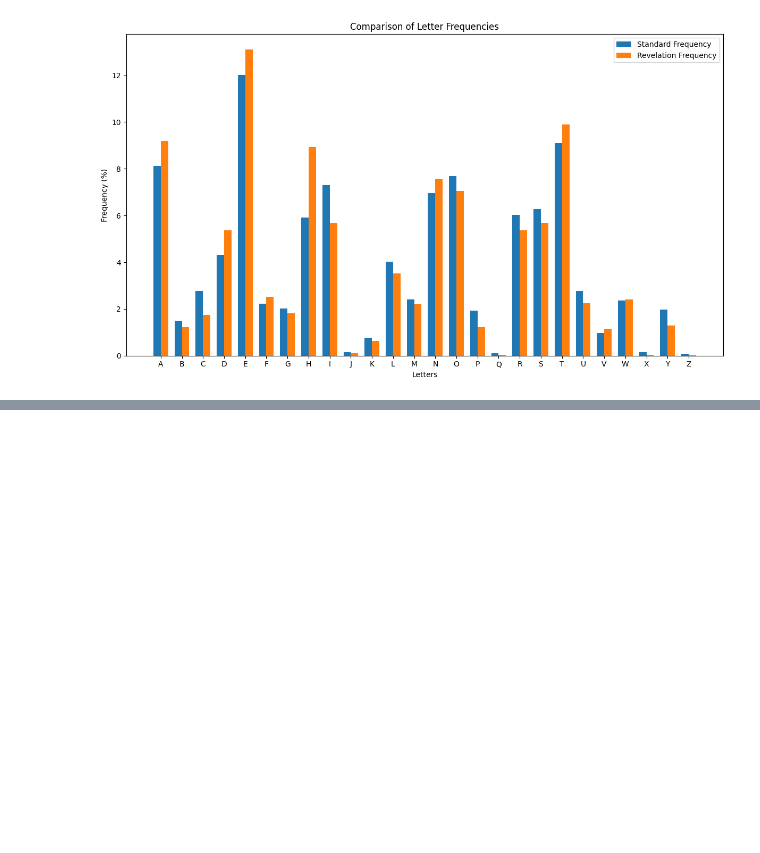
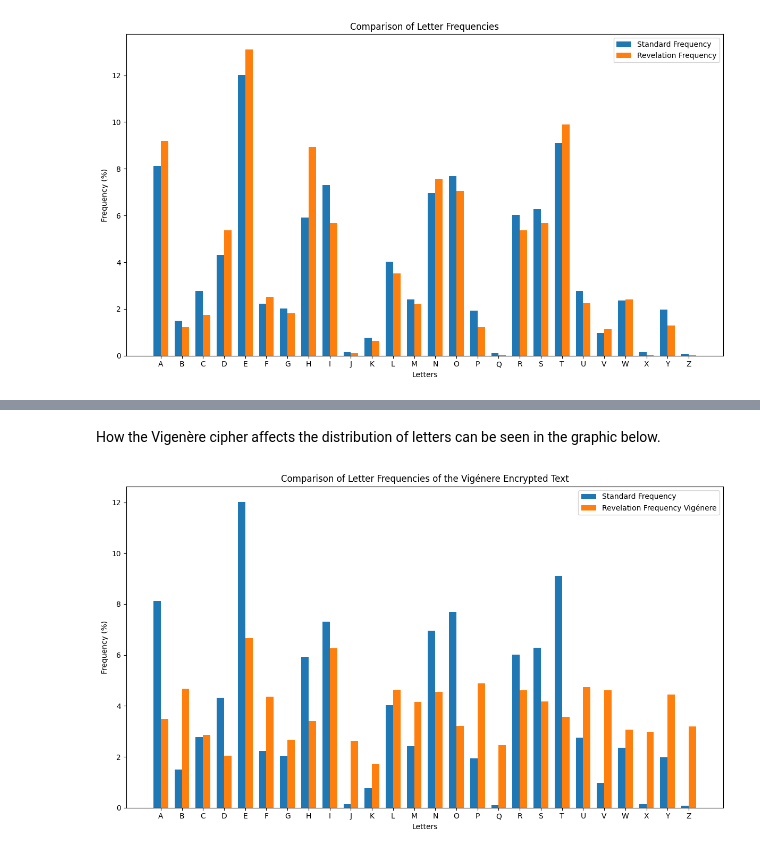
Before and after one commit to SkriptenMk/I_eW_24-28, a Jupyter notebook: files/lektionen_hs25/250917_vigenre/viginere.ipynb, the cells around one changed output, grey strips where cells are left out. Cells and saved outputs as stored; diff of their text form; code cells hidden in the pictures; blank space fills up the shorter version.

```diff
--- a/files/lektionen_hs25/250917_vigenre/viginere.ipynb
+++ b/files/lektionen_hs25/250917_vigenre/viginere.ipynb
@@ -246,0 +272,74 @@ Man spricht in diesem Fall vom One-Time Pad.
+# %% [markdown]
+How the Vigenère cipher affects the distribution of letters can be seen
+in the graphic below.
+# %%
+#| code-fold: true
+def vigenere_chiffre(text: str, key: str, encrypt=True) -> str:
+    """
+    Implementiert die Vigenère-Verschlüsselung für einen gegebenen Klartext und
+    Schlüssel.
+
+    Args:
+        klartext (str): Der zu verschlüsselnde Text schluessel (str): Das
+        Schlüsselwort für die Verschlüsselung
+
+    Returns:
+        str: Der verschlüsselte Text
+    """
+
+    # initialisiere den resultierenden Text
+    resulting_text = ''
+
+    # bestimme die Schlüssellänge für die anschliessende Modulo-Operation
+    key_length = len(key)
+
+    # itererie über den Eingabetext unter gleichzeitiger Erfassung des Index
+    for i, char in enumerate(text):
+        # berechne den Zahlwert des Buchstabens aus der ascii Tabelle
+        char_no = ord(char) - 97
+        key_no = ord(key[i % key_length]) - 97
+
+        if encrypt == True:
+            # berechne den Zahlwert des verschlüsselten Buchstabens
+            ciph_no = (char_no + key_no) % 26
+        else:
+            # berechne den Zahlwert des entschlüsselten Buchstabens
+            ciph_no = (char_no + (26 - key_no)) % 26
+
+         # übernehme das Zeichen aufgrund seines Zahlwertes aus der ascii Tabelle
+        ciph = chr(ciph_no + 97)
+
+        # füge den Buchstaben am resultierenden Text an
+        resulting_text += ciph
+    return resulting_text
+
+revelation_vigenere = vigenere_chiffre(cleaned_revelation.lower(), 'buelrain', encrypt=True)
+
+revelation_vigenere_frequency = letter_frequency(revelation_vigenere.upper())
+dft['Revelation Frequency Vigenere'] = pd.Series(revelation_vigenere_frequency)
+
+# --- Erstellen Sie das Side-by-Side-Balkendiagramm ---
+# Legen Sie die Breite der Balken fest
+bar_width = 0.35
+
+# Verwenden Sie den Index des transponierten DataFrames (dft)
+x = np.arange(len(dft.index))
+
+fig, ax = plt.subplots(figsize=(12, 7))
+
+# Zeichnen Sie die Balken für die beiden Spalten aus dft
+ax.bar(x - bar_width/2, dft['Standard Frequency'], bar_width, label='Standard Frequency')
+ax.bar(x + bar_width/2, dft['Revelation Frequency Vigenere'], bar_width, label='Revelation Frequency Vigénere')
+
+ax.set_xticks(x)
+ax.set_xticklabels(dft.index)
+
+ax.set_xlabel('Letters')
+ax.set_ylabel('Frequency (%)')
+ax.set_title('Comparison of Letter Frequencies of the Vigénere Encrypted Text')
+ax.legend()
+plt.tight_layout()
+
+plt.show()
+# %% [output]
+[figure, added]
```
Also changed, not shown: parts of 7 cells of this notebook, 6 other files.
